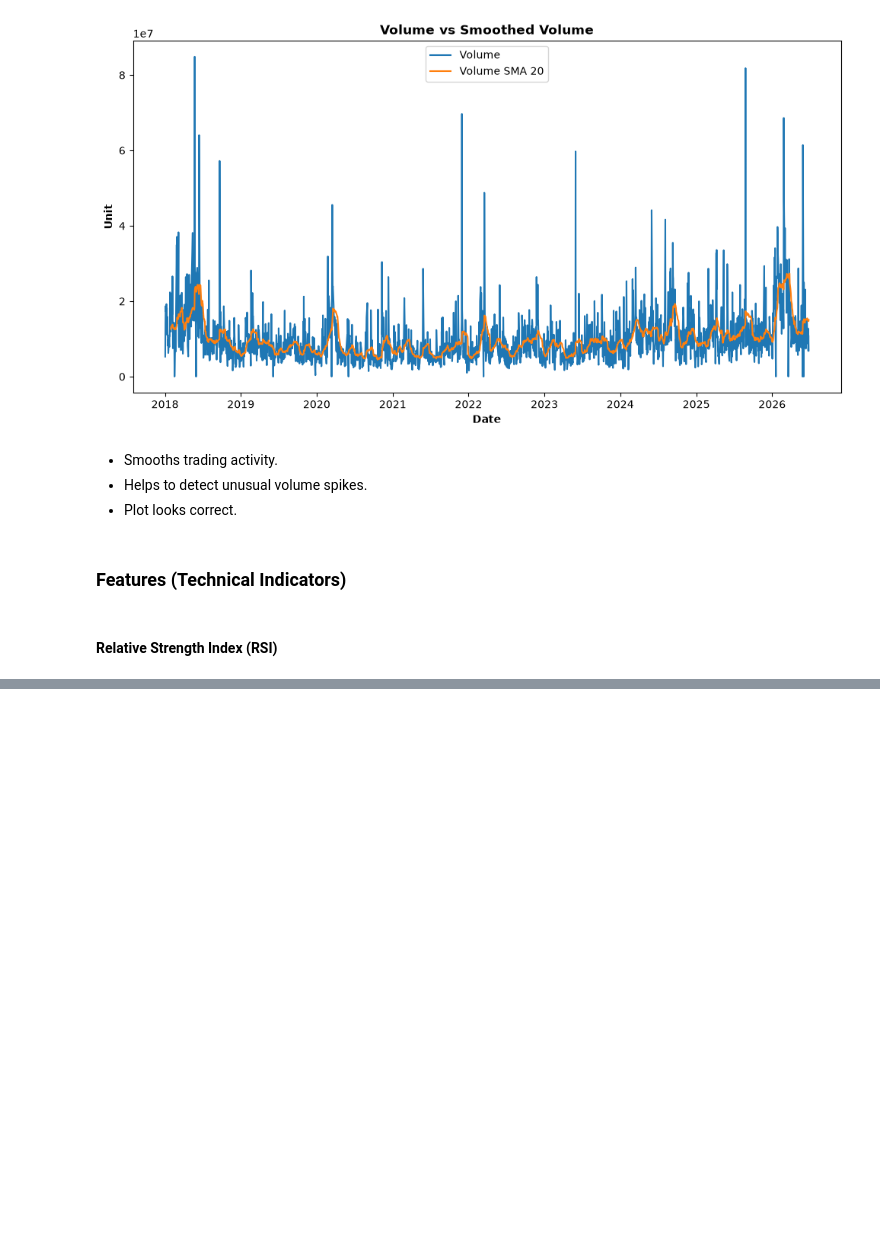
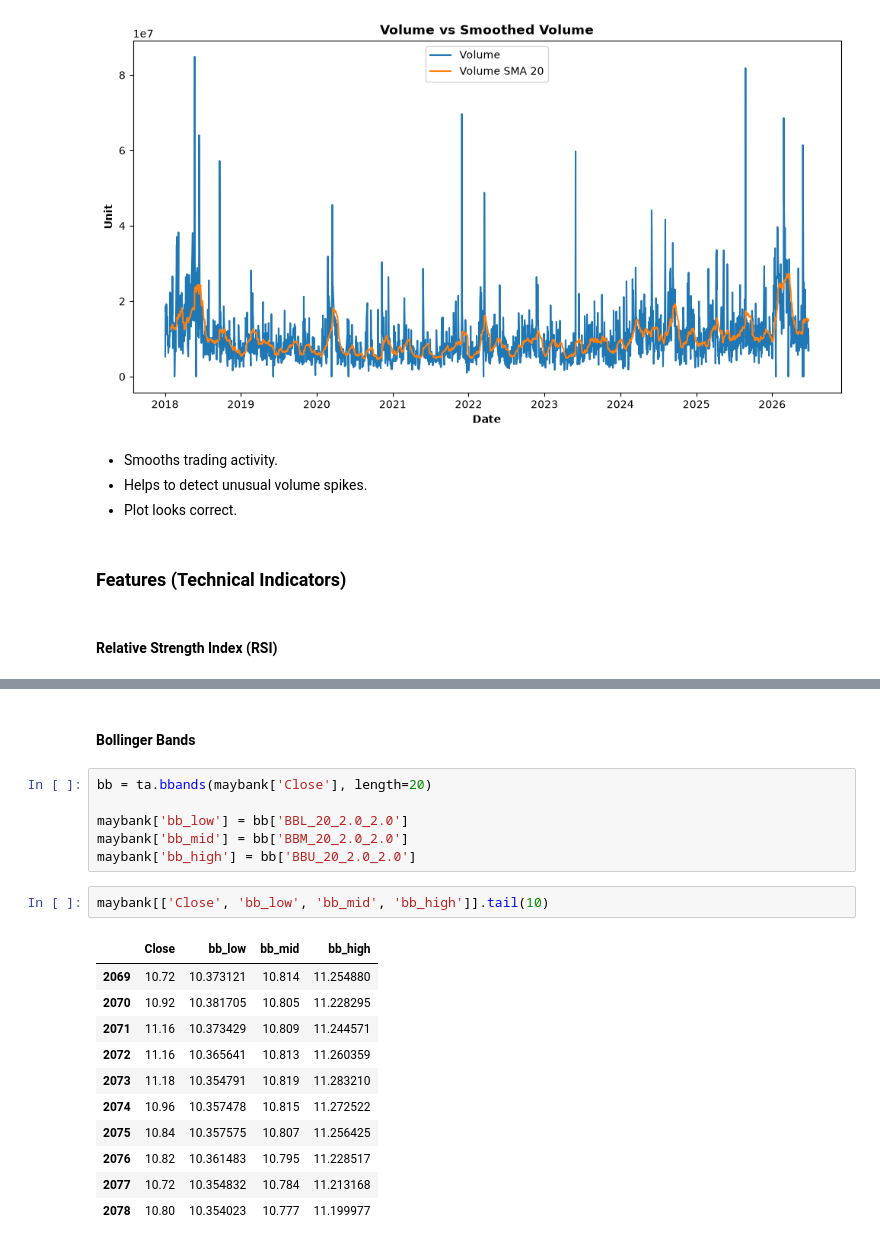
Before and after one commit to zechinglim/xai-stock-prediction-project, a Jupyter notebook: notebooks/feature_engineering.ipynb, the cells around one changed output, grey strips where cells are left out. Drawn from its saved outputs; the diff is of its cells as text; blank space fills up the shorter version.

```diff
--- a/notebooks/feature_engineering.ipynb
+++ b/notebooks/feature_engineering.ipynb
@@ -212,0 +288,22 @@ import pandas_ta as ta
+# %% [markdown]
+#### Bollinger Bands
+# %%
+bb = ta.bbands(maybank['Close'], length=20)
+
+maybank['bb_low'] = bb['BBL_20_2.0_2.0']
+maybank['bb_mid'] = bb['BBM_20_2.0_2.0']
+maybank['bb_high'] = bb['BBU_20_2.0_2.0']
+# %%
+maybank[['Close', 'bb_low', 'bb_mid', 'bb_high']].tail(10)
+# %% [output]
+|  | Close | bb_low | bb_mid | bb_high |
+| 2069 | 10.72 | 10.373121 | 10.814 | 11.254880 |
+| 2070 | 10.92 | 10.381705 | 10.805 | 11.228295 |
+| 2071 | 11.16 | 10.373429 | 10.809 | 11.244571 |
+| 2072 | 11.16 | 10.365641 | 10.813 | 11.260359 |
+| 2073 | 11.18 | 10.354791 | 10.819 | 11.283210 |
+| 2074 | 10.96 | 10.357478 | 10.815 | 11.272522 |
+| 2075 | 10.84 | 10.357575 | 10.807 | 11.256425 |
+| 2076 | 10.82 | 10.361483 | 10.795 | 11.228517 |
+| 2077 | 10.72 | 10.354832 | 10.784 | 11.213168 |
+| 2078 | 10.80 | 10.354023 | 10.777 | 11.199977 |
```
Also changed, not shown: parts of 35 cells of this notebook, 3 other files.
